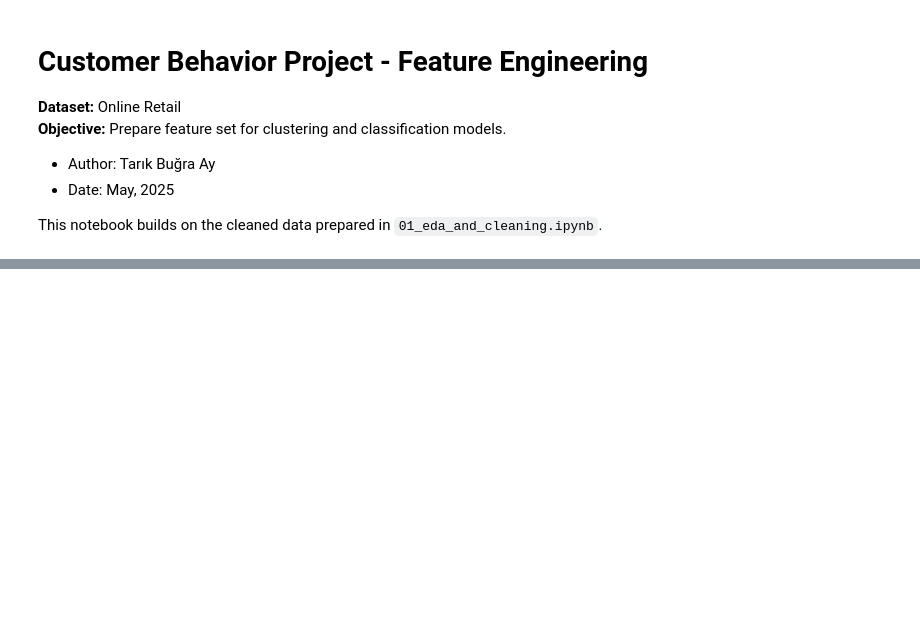
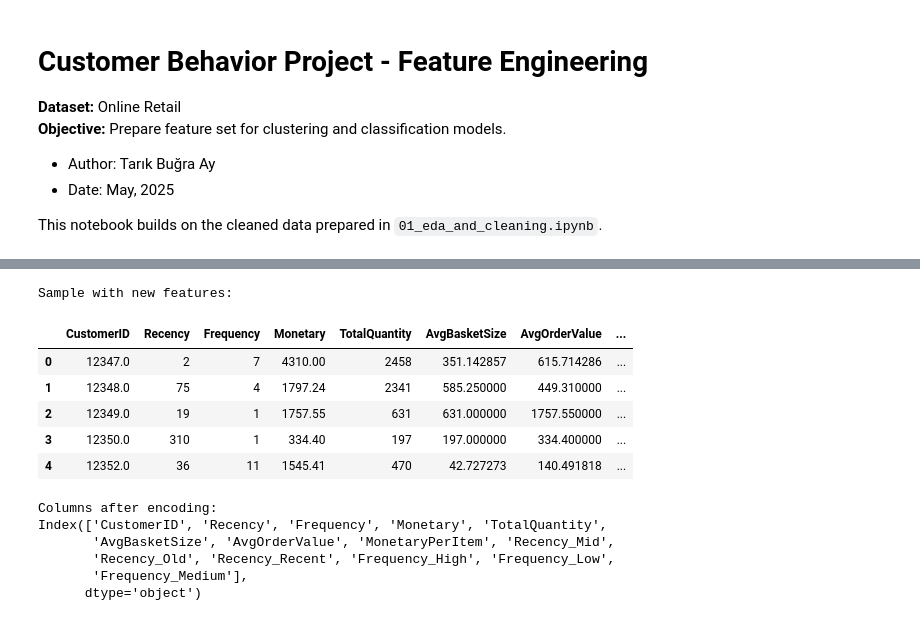
Before and after one commit to TarikBugraAy/customer-behavior-bi-project, a Jupyter notebook: notebooks/02_feature_engineering.ipynb, the cells around one changed output, grey strips where cells are left out. Saved outputs shown, nothing was run; the diff lists cells and outputs as text; code cells hidden in the pictures; blank space fills up the shorter version.

```diff
--- a/notebooks/02_feature_engineering.ipynb
+++ b/notebooks/02_feature_engineering.ipynb
@@ -78,0 +383,9 @@ print(rfm.describe())
+# %%
+# Identify customers to exclude
+rfm_final = rfm_filtered[rfm_filtered['AvgBasketSize'] > 0].copy()
+
+
+# Summary
+num_removed = rfm_filtered.shape[0] - rfm_final.shape[0]
+print(f"Number of customers excluded due to AvgBasketSize == 0: {num_removed}")
+print(f"Final RFM dataset shape: {rfm_final.shape}")
@@ -78,0 +404,51 @@ print(rfm.describe())
+# %%
+# Add MonetaryPerItem (Monetary / TotalQuantity)
+rfm_final['MonetaryPerItem'] = rfm_final['Monetary'] / rfm_final['TotalQuantity']
+
+# Define Recency buckets
+def recency_bucket(recency):
+    if recency <= 30:
+        return 'Recent'
+    elif recency <= 180:
+        return 'Mid'
+    else:
+        return 'Old'
+
+rfm_final['RecencyBucket'] = rfm_final['Recency'].apply(recency_bucket)
+
+# Define Frequency buckets
+def frequency_bucket(freq):
+    if freq <= 2:
+        return 'Low'
+    elif freq <= 10:
+        return 'Medium'
+    else:
+        return 'High'
+
+rfm_final['FrequencyBucket'] = rfm_final['Frequency'].apply(frequency_bucket)
+
+# One-hot encode the buckets
+rfm_encoded = pd.get_dummies(rfm_final,
+                             columns=['RecencyBucket', 'FrequencyBucket'],
+                             prefix=['Recency', 'Frequency'])
+
+# Display sample and summary
+print("Sample with new features:")
+display(rfm_encoded.head())
+
+print("\nColumns after encoding:")
+print(rfm_encoded.columns)
+# %% [output]
+Sample with new features:
+|  | CustomerID | Recency | Frequency | Monetary | TotalQuantity | AvgBasketSize | AvgOrderValue | ... |
+| 0 | 12347.0 | 2 | 7 | 4310.00 | 2458 | 351.142857 | 615.714286 | ... |
+| 1 | 12348.0 | 75 | 4 | 1797.24 | 2341 | 585.250000 | 449.310000 | ... |
+| 2 | 12349.0 | 19 | 1 | 1757.55 | 631 | 631.000000 | 1757.550000 | ... |
+| 3 | 12350.0 | 310 | 1 | 334.40 | 197 | 197.000000 | 334.400000 | ... |
+| 4 | 12352.0 | 36 | 11 | 1545.41 | 470 | 42.727273 | 140.491818 | ... |
+Columns after encoding:
+Index(['CustomerID', 'Recency', 'Frequency', 'Monetary', 'TotalQuantity',
+       'AvgBasketSize', 'AvgOrderValue', 'MonetaryPerItem', 'Recency_Mid',
+       'Recency_Old', 'Recency_Recent', 'Frequency_High', 'Frequency_Low',
+       'Frequency_Medium'],
+      dtype='object')
```
Also changed, not shown: parts of 21 cells of this notebook, 3 other files.
